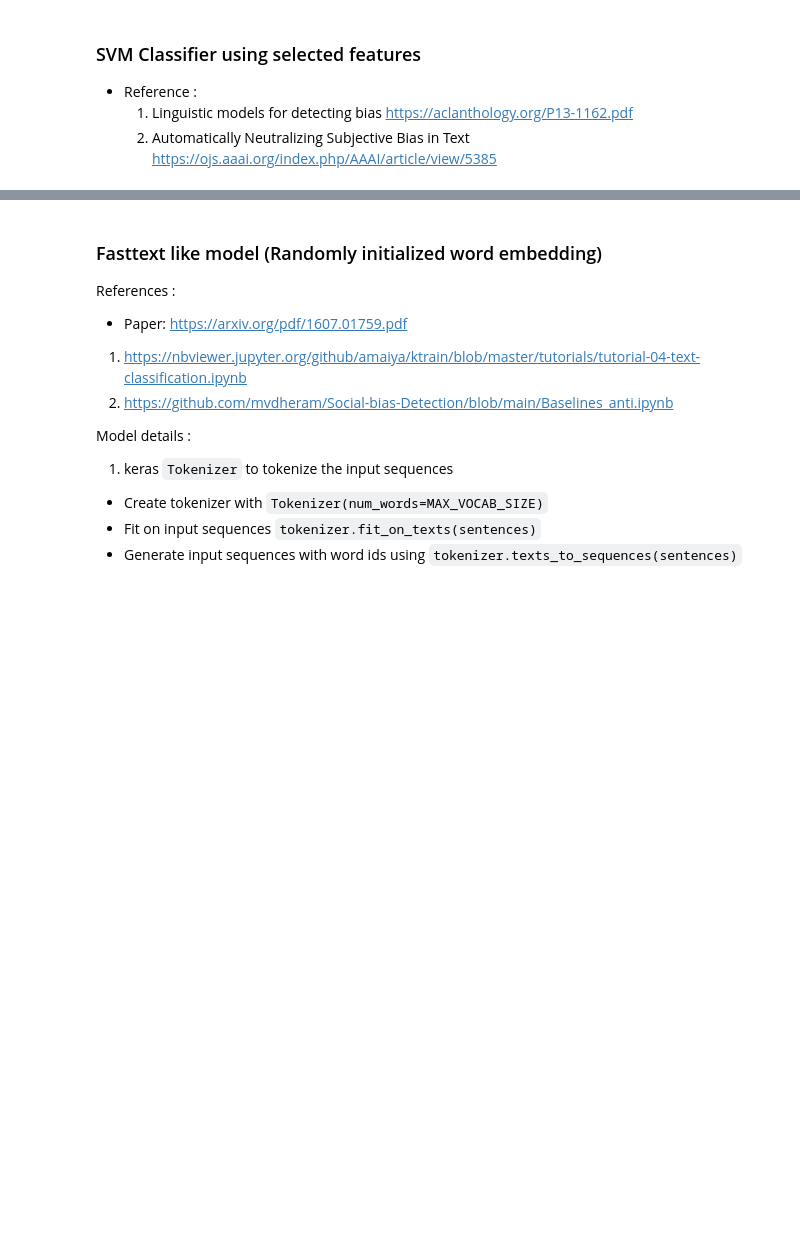
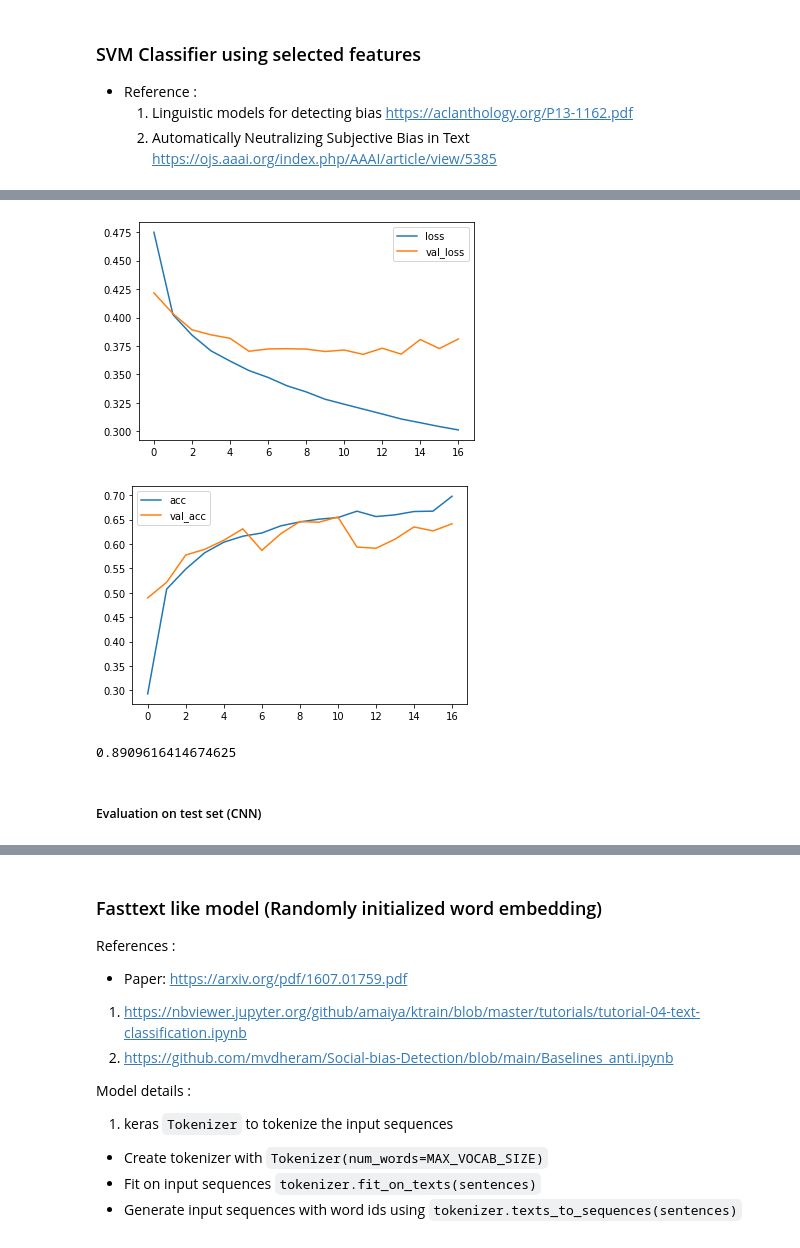
Before and after one commit to mvdheram/Stereotypical-Social-bias-detection-, a Jupyter notebook: Machine_learning_classifiers_(Baselines).ipynb, the cells around one changed output, grey strips where cells are left out. Cells and saved outputs as stored; diff of their text form; code cells hidden in the pictures; blank space fills up the shorter version.

```diff
--- a/Machine_learning_classifiers_(Baselines).ipynb
+++ b/Machine_learning_classifiers_(Baselines).ipynb
@@ -155,0 +231,4 @@ def classification_metrics(test_pred,labels,model_name,threshold):
+# %%
+# word -> token_id mapping
+word2idx_train = tokenizer.word_index
+print('Found %s unique tokens.' % len(word2idx))
@@ -155,0 +348,4 @@ def classification_metrics(test_pred,labels,model_name,threshold):
+# %%
+embedding_layer = build_embedding_layer(word2idx_train,glove_vec)
+# %%
+cnn = _build_CNN(len(y[0]),embedding_layer)
@@ -155,0 +370,13 @@ def classification_metrics(test_pred,labels,model_name,threshold):
+# %%
+from keras.callbacks import EarlyStopping
+
+early_stopping_monitor = EarlyStopping(patience = 5)
+
+cnn_train = cnn.fit(
+    data_train,
+    labels,
+    batch_size=BATCH_SIZE,
+    epochs=EPOCHS,
+    validation_split=VALIDATION_SPLIT,
+    callbacks = [early_stopping_monitor]
+)
@@ -155,0 +401,26 @@ def classification_metrics(test_pred,labels,model_name,threshold):
+# %%
+# plot some data
+plt.plot(cnn_train.history['loss'], label='loss')
+plt.plot(cnn_train.history['val_loss'], label='val_loss')
+plt.legend()
+plt.show()
+
+# accuracies
+plt.plot(cnn_train.history['accuracy'], label='acc')
+plt.plot(cnn_train.history['val_accuracy'], label='val_acc')
+plt.legend()
+plt.show()
+
+# plot the mean AUC over each label
+p = cnn.predict(data)
+aucs = []
+for j in range(6):
+    auc = roc_auc_score(labels[:,j], p[:,j])
+    aucs.append(auc)
+print(np.mean(aucs))
+# %% [output]
+[figure, added]
+[figure, added]
+0.8909616414674625
+# %% [markdown]
+##### Evaluation on test set (CNN)
```
Also changed, not shown: parts of 120 cells of this notebook.
